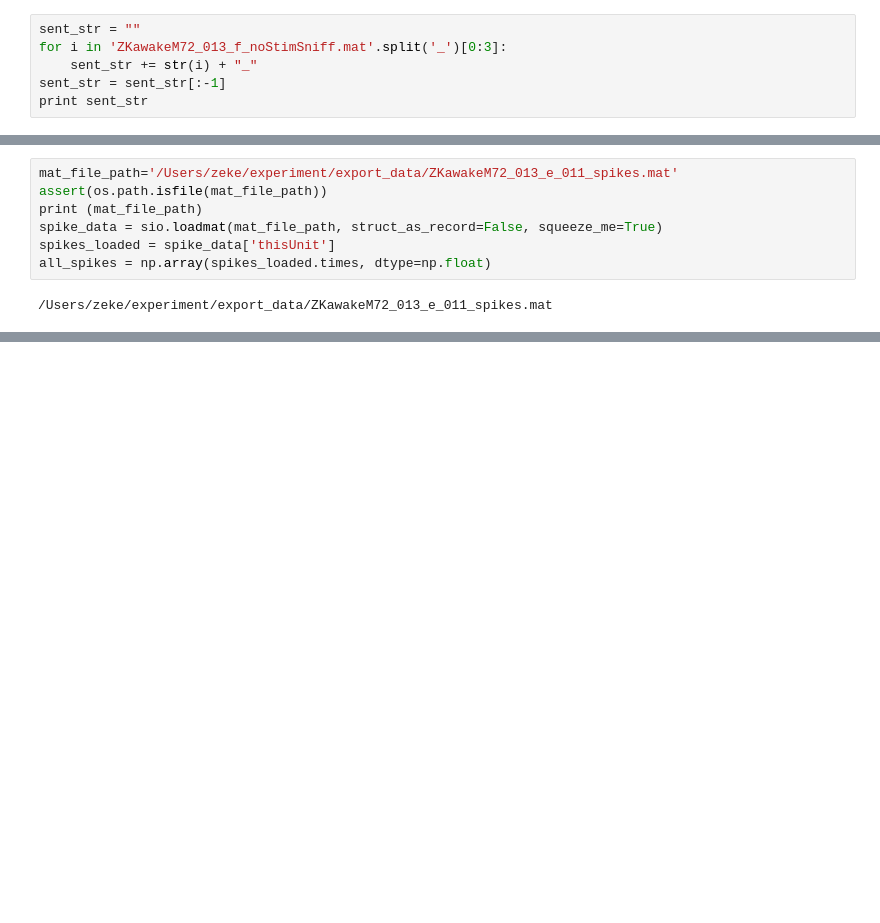
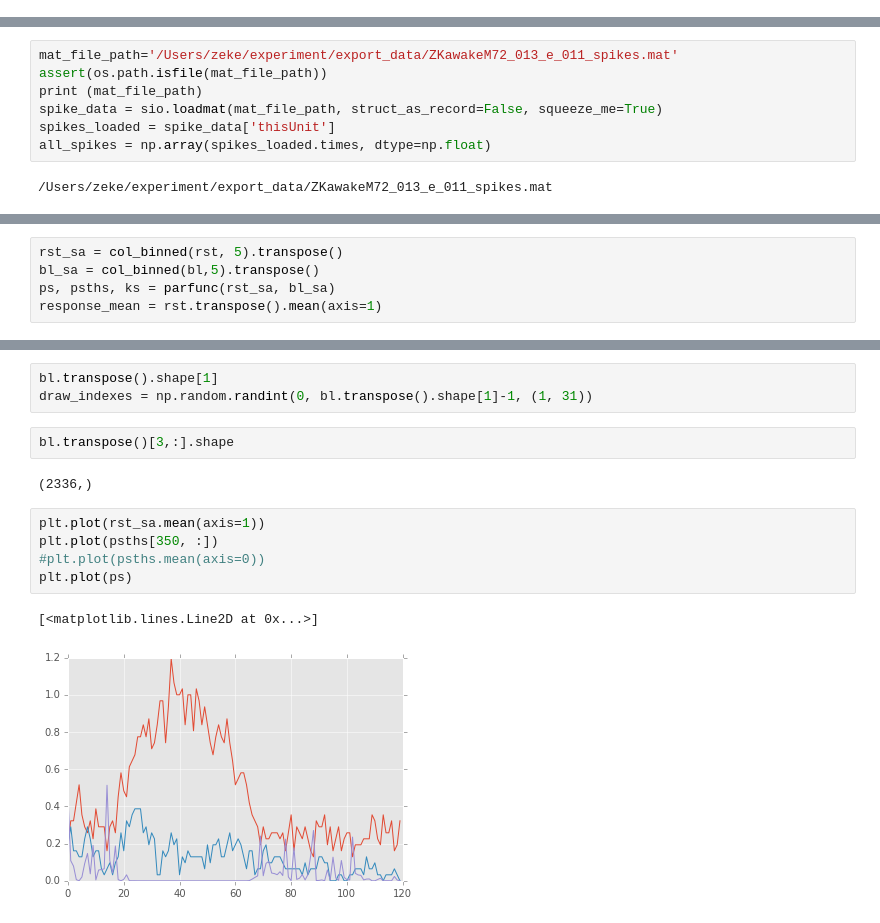
Before and after one commit to zekearneodo/ephys-tools, a Jupyter notebook: ephysScripts/Untitled-Copy1.ipynb, the cells around one changed output, grey strips where cells are left out. Drawn from its saved outputs; the diff is of its cells as text; blank space fills up the shorter version.

```diff
--- a/ephysScripts/Untitled-Copy1.ipynb
+++ b/ephysScripts/Untitled-Copy1.ipynb
@@ -272,6 +125,0 @@ arec[1]['flow']=np.array(50)
-# %%
-sent_str = ""
-for i in 'ZKawakeM72_013_f_noStimSniff.mat'.split('_')[0:3]:
-    sent_str += str(i) + "_"
-sent_str = sent_str[:-1]
-print sent_str
@@ -519,0 +201,5 @@ array([-469.34870792, -473.90308697, -478.03242099, -481.70239113,
+# %%
+rst_sa = col_binned(rst, 5).transpose()
+bl_sa = col_binned(bl,5).transpose()
+ps, psths, ks = parfunc(rst_sa, bl_sa)
+response_mean = rst.transpose().mean(axis=1)
@@ -519,0 +217,15 @@ array([-469.34870792, -473.90308697, -478.03242099, -481.70239113,
+# %%
+bl.transpose().shape[1]
+draw_indexes = np.random.randint(0, bl.transpose().shape[1]-1, (1, 31))
+# %%
+bl.transpose()[3,:].shape
+# %% [output]
+(2336,)
+# %%
+plt.plot(rst_sa.mean(axis=1))
+plt.plot(psths[350, :])
+#plt.plot(psths.mean(axis=0))
+plt.plot(ps)
+# %% [output]
+[<matplotlib.lines.Line2D at 0x...>]
+[figure, added]
```
Also changed, not shown: parts of 46 cells of this notebook, 1 other file.
